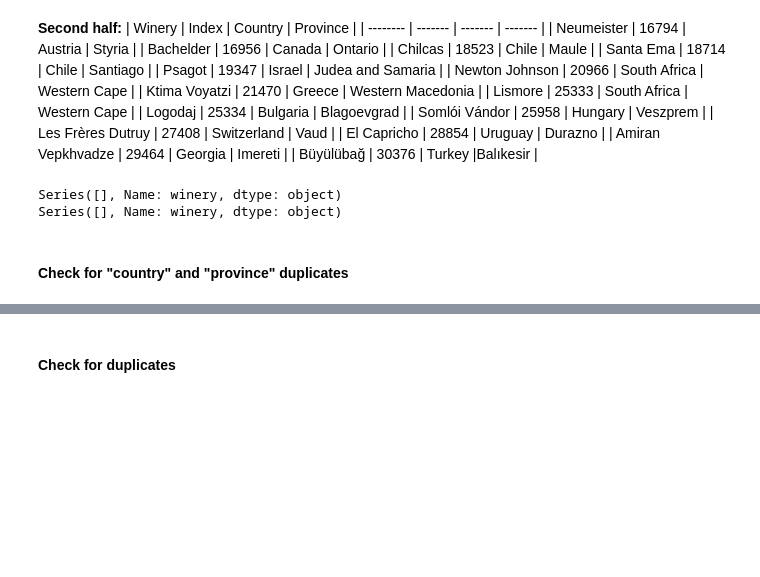
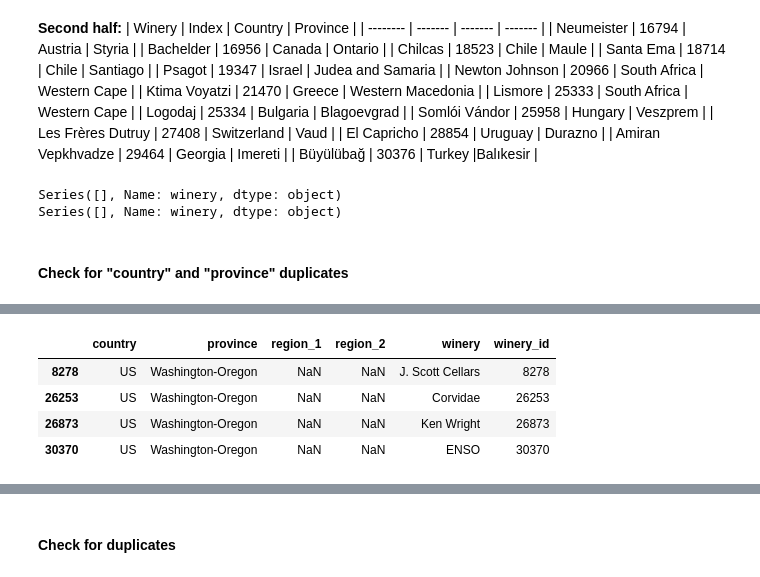
Before and after one commit to rbnyng/CS513-data-cleaning-project, a Jupyter notebook: Data Cleaning.ipynb, the cells around one changed output, grey strips where cells are left out. Cells and saved outputs as stored; diff of their text form; code cells hidden in the pictures; blank space fills up the shorter version.

Commit message:
finished cleaning location data

```diff
--- a/Data Cleaning.ipynb
+++ b/Data Cleaning.ipynb
@@ -154,0 +176,19 @@ Series([], Name: winery, dtype: object)
+# %%
+locations = {}
+for i in range(len(df)):
+    location = (df['country'].loc[i],df['province'].loc[i])
+    if location not in locations:
+        locations[location] = [i]
+    else:
+        locations[location].append(i)
+
+locations_list=sorted(locations)
+
+print(len(locations_list))
+
+curr_country=None
+for k in range(len(locations_list)):
+    if locations_list[k][0]!=curr_country:
+        print()
+        curr_country = locations_list[k][0]
+    print(locations_list[k])
@@ -154,0 +321,9 @@ Series([], Name: winery, dtype: object)
+# %%
+# Check where "Washington-Oregon" occurs
+df.loc[locations[('US', 'Washington-Oregon')]]
+# %% [output]
+|  | country | province | region_1 | region_2 | winery | winery_id |
+| 8278 | US | Washington-Oregon | NaN | NaN | J. Scott Cellars | 8278 |
+| 26253 | US | Washington-Oregon | NaN | NaN | Corvidae | 26253 |
+| 26873 | US | Washington-Oregon | NaN | NaN | Ken Wright | 26873 |
+| 30370 | US | Washington-Oregon | NaN | NaN | ENSO | 30370 |
```
Also changed, not shown: parts of 20 cells of this notebook, 1 other file.
